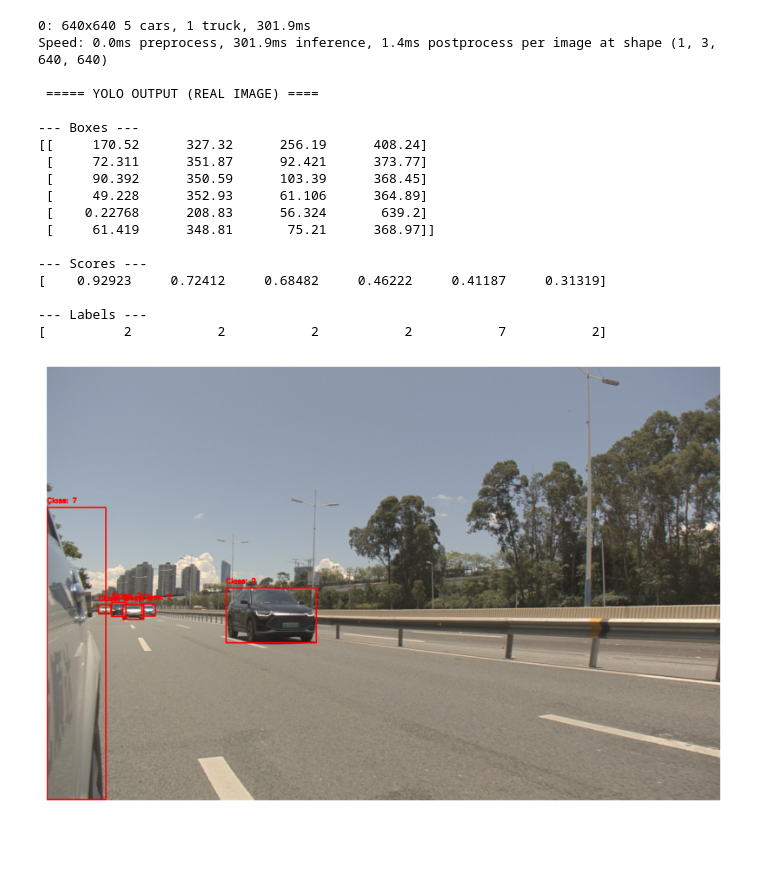
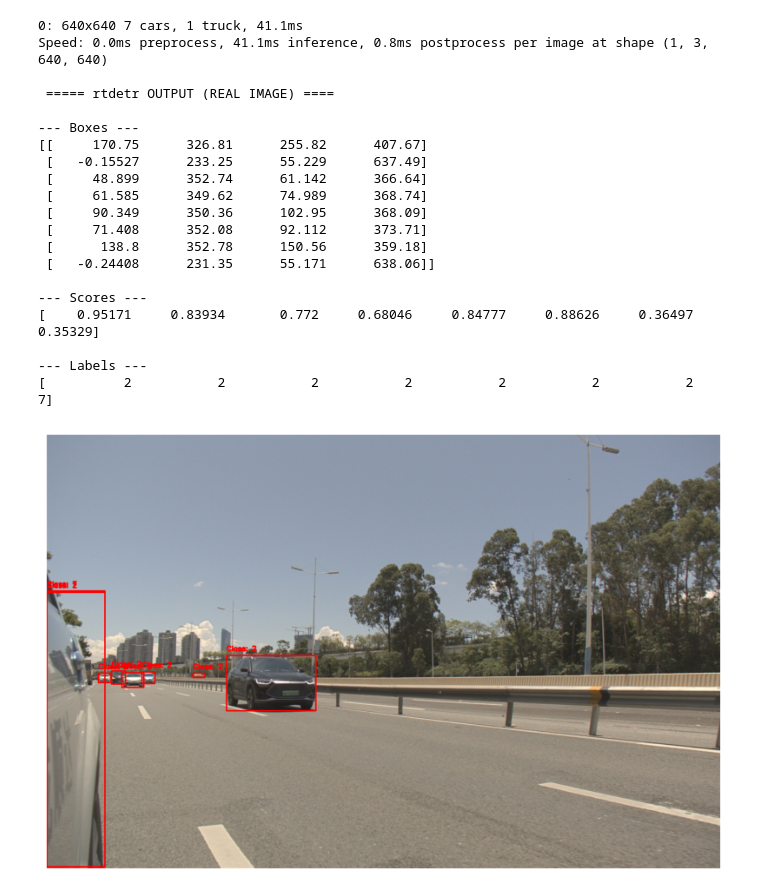
Before and after one commit to georgiasouval/Chapter2, a Jupyter notebook: checks/rtdetr_output.ipynb, the cells around one changed output. Cells and saved outputs as stored; diff of their text form; code cells hidden in the pictures; blank space fills up the shorter version.

Commit message:
check rtdetr output

```diff
--- a/checks/rtdetr_output.ipynb
+++ b/checks/rtdetr_output.ipynb
@@ -93,7 +96,7 @@ No labels
 # %%
 import torch
 import cv2
-from ultralytics import YOLO
+from ultralytics.models import RTDETR
 import matplotlib.pyplot as plt
 import numpy as np
 
@@ -102,23 +105,23 @@ def load_image(image_path, device):
     img = cv2.imread(image_path)
     img = cv2.cvtColor(img, cv2.COLOR_BGR2RGB)  # Convert to RGB
     original_shape = img.shape[:2]              # Store original (height, width)
-    resized_img = cv2.resize(img, (640, 640))  # Resize to YOLO input size
+    resized_img = cv2.resize(img, (640, 640))  # Resize to rtdetr input size
     resized_img = resized_img / 255.0           # Normalize to [0, 1]
     resized_img = torch.tensor(resized_img, dtype=torch.float32).permute(2, 0, 1)  # Shape: (C, H, W)
     resized_img = resized_img.unsqueeze(0).to(device)  # Add batch dimension
     return resized_img, img, original_shape
 
 
-def inspect_yolo_with_real_image(weights_path, image_path, device):
-    """Run YOLO inference and return the result."""
-    yolo_model = YOLO(weights_path).to(device).eval()
+def inspect_rtdetr_with_real_image(weights_path, image_path, device):
+    """Run rtdetr inference and return the result."""
+    rtdetr_model = RTDETR(weights_path).to(device).eval()
     img_tensor, original_img, original_shape = load_image(image_path, device)
 
     with torch.no_grad():
-        yolo_output = yolo_model(img_tensor)
+        rtdetr_output = rtdetr_model(img_tensor)
 
-        print('\n ===== YOLO OUTPUT (REAL IMAGE) ====')
-        result = yolo_output[0]
+        print('\n ===== rtdetr OUTPUT (REAL IMAGE) ====')
+        result = rtdetr_output[0]
 
         print("\n--- Boxes ---")
         print(result.boxes.xyxy.cpu().numpy() if result.boxes else "No detections")
@@ -133,12 +136,12 @@ def inspect_yolo_with_real_image(weights_path, image_path, device):
 
 
 def plot_image_with_boxes(original_img, result, original_shape):
-    """Plot image with YOLO bounding boxes and class labels, scaled to the original size."""
+    """Plot image with rtdetr bounding boxes and class labels, scaled to the original size."""
     img = original_img.copy()
     resized_shape = (640, 640)
 
     if result.boxes:
-        # Scale bounding boxes from YOLO size back to original image size
+        # Scale bounding boxes from rtdetr size back to original image size
         boxes = result.boxes.xyxy.cpu().numpy()
         scale_w = original_shape[1] / resized_shape[0]
         scale_h = original_shape[0] / resized_shape[1]
@@ -146,45 +149,47 @@ def plot_image_with_boxes(original_img, result, original_shape):
         boxes[:, [1, 3]] *= scale_h
 
         labels = result.boxes.cls.cpu().numpy()
 
         for box, label in zip(boxes, labels):
             x1, y1, x2, y2 = map(int, box)
             img = cv2.rectangle(img, (x1, y1), (x2, y2), (255, 0, 0), 2)
             img = cv2.putText(img, f'Class: {int(label)}', (x1, y1 - 10),
                               cv2.FONT_HERSHEY_SIMPLEX, 0.5, (255, 0, 0), 2)
 
     plt.figure(figsize=(10, 10))
     plt.imshow(img)
     plt.axis('off')
     plt.show()
 
 
 # ========== RUN ==========
 device = 'cuda' if torch.cuda.is_available() else 'cpu'
-yolo_weights_path = '/networkhome/WMGDS/souval_g/Multi-model-RAW-Network/yolo11x.pt'
-image_path = '/networkhome/WMGDS/souval_g/Multi-model-RAW-Network/test_images/day-02078.jpg'
+rtdetr_weights_path = '/home/souval_g_WMGDS.WMG.WARWICK.AC.UK/Desktop/Multi-model-RAW-Network/rtdetr-l.pt'
+image_path = '/home/souval_g_WMGDS.WMG.WARWICK.AC.UK/Desktop/Multi-model-RAW-Network/test_images/day-02078.jpg'
 
-result, original_img, original_shape = inspect_yolo_with_real_image(yolo_weights_path, image_path, device)
+result, original_img, original_shape = inspect_rtdetr_with_real_image(rtdetr_weights_path, image_path, device)
 
 # Plot image with bounding boxes
 plot_image_with_boxes(original_img, result, original_shape)
 # %% [output]
-0: 640x640 5 cars, 1 truck, 301.9ms
-Speed: 0.0ms preprocess, 301.9ms inference, 1.4ms postprocess per image at shape (1, 3, 640, 640)
+0: 640x640 7 cars, 1 truck, 41.1ms
+Speed: 0.0ms preprocess, 41.1ms inference, 0.8ms postprocess per image at shape (1, 3, 640, 640)
 
- ===== YOLO OUTPUT (REAL IMAGE) ====
+ ===== rtdetr OUTPUT (REAL IMAGE) ====
 
 --- Boxes ---
-[[     170.52      327.32      256.19      408.24]
- [     72.311      351.87      92.421      373.77]
- [     90.392      350.59      103.39      368.45]
- [     49.228      352.93      61.106      364.89]
- [    0.22768      208.83      56.324       639.2]
- [     61.419      348.81       75.21      368.97]]
+[[     170.75      326.81      255.82      407.67]
+ [   -0.15527      233.25      55.229      637.49]
+ [     48.899      352.74      61.142      366.64]
+ [     61.585      349.62      74.989      368.74]
+ [     90.349      350.36      102.95      368.09]
+ [     71.408      352.08      92.112      373.71]
+ [      138.8      352.78      150.56      359.18]
+ [   -0.24408      231.35      55.171      638.06]]
 
 --- Scores ---
-[    0.92923     0.72412     0.68482     0.46222     0.41187     0.31319]
+[    0.95171     0.83934       0.772     0.68046     0.84777     0.88626     0.36497     0.35329]
 
 --- Labels ---
-[          2           2           2           2           7           2]
+[          2           2           2           2           2           2           2           7]
-[figure, old version]
+[figure, new version]
```
Also changed, not shown: parts of 2 cells of this notebook.
